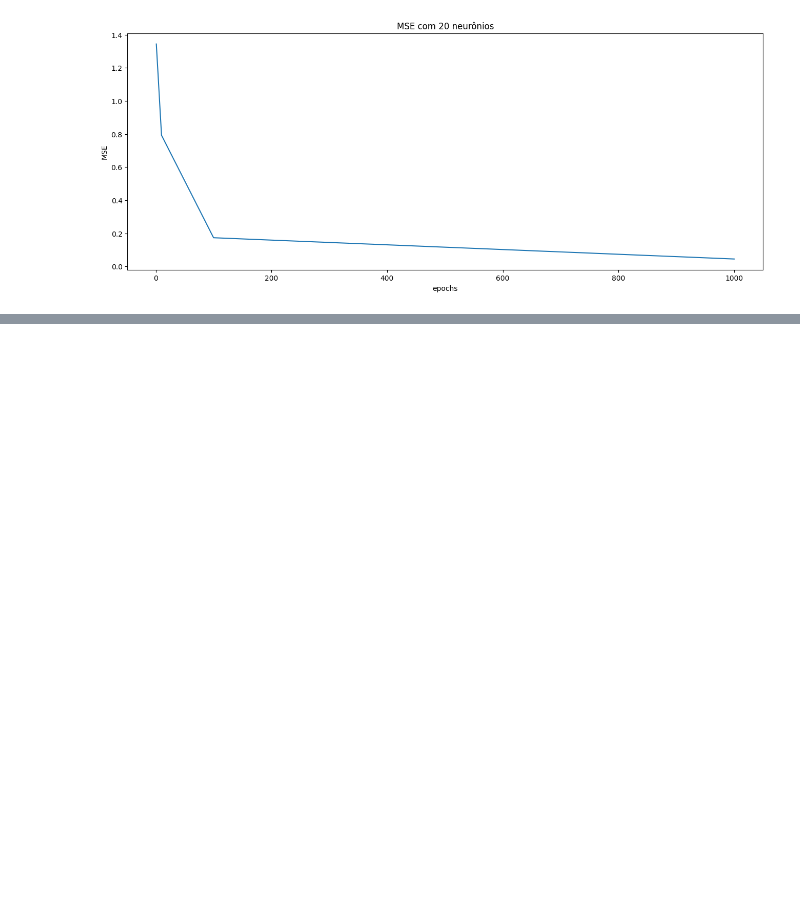
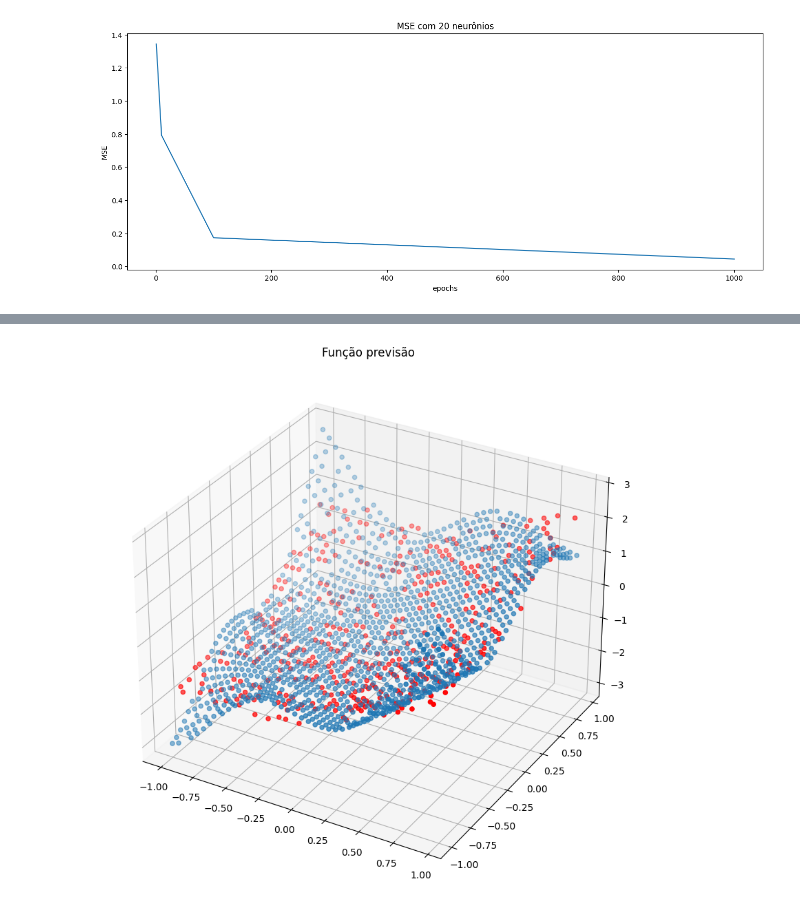
Before and after one commit to efrainmpp1/Artificial-Intelligence, a Jupyter notebook: lista2/questao1.ipynb, the cells around one changed output, grey strips where cells are left out. Cells and saved outputs as stored; diff of their text form; code cells hidden in the pictures; blank space fills up the shorter version.

```diff
--- a/lista2/questao1.ipynb
+++ b/lista2/questao1.ipynb
@@ -120,0 +262,20 @@ plt.show()
+# %%
+from mpl_toolkits.mplot3d import Axes3D
+plt.rcParams["figure.figsize"] = (20,10)
+fig = plt.figure()
+ax = fig.gca(projection='3d')
+plt.title("Função previsão")
+
+x1_vals = np.array([p[0] for p in x_train])
+x2_vals = np.array([p[1] for p in x_train])
+
+ax.scatter(x1_vals, x2_vals, y_train)
+
+# plot test data points
+x1_vals = np.array([p[0] for p in x_test])
+x2_vals = np.array([p[1] for p in x_test])
+ax.scatter(x1_vals, x2_vals, predictions, c='red') #prediction
+
+plt.show()
+# %% [output]
+[figure, added]
```
Also changed, not shown: parts of 22 cells of this notebook, 6 other files.
